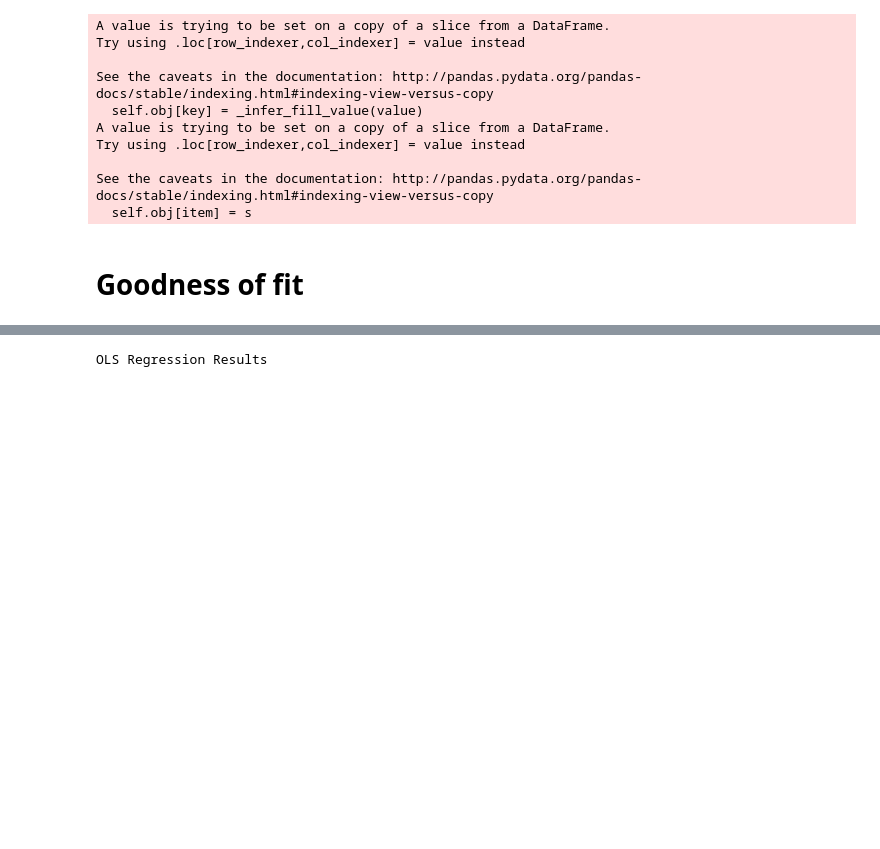
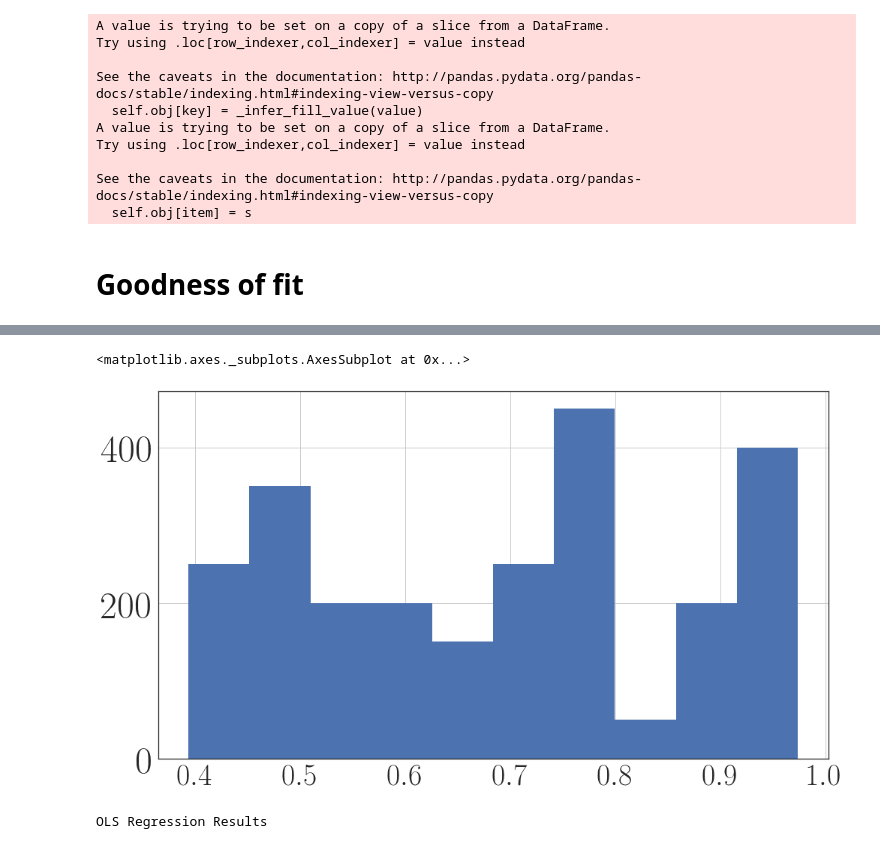
Before and after one commit to lepmik/causal-optogenetics-paper-data, a Jupyter notebook: Figure 5 Goodness of Fit.ipynb, the cells around one changed output, grey strips where cells are left out. Cells and saved outputs as stored; diff of their text form; code cells hidden in the pictures; blank space fills up the shorter version.

```diff
--- a/Figure 5 Goodness of Fit.ipynb
+++ b/Figure 5 Goodness of Fit.ipynb
@@ -125,3 +125,8 @@ if save: savefig(fig, 'goodness_fit', bbox_inches='tight')
+# %%
+all_data.hit_rate.hist()
+# %% [output]
+<matplotlib.axes._subplots.AxesSubplot at 0x...>
+[figure, added]
 # %%
 fig, ax = plt.subplots(1, 1)
 wald = regplot(x='weight', y='iv_cch', data=w[(w.iv_cch > TOL)],
```
Also changed, not shown: parts of 2 cells of this notebook, 9 other files.
